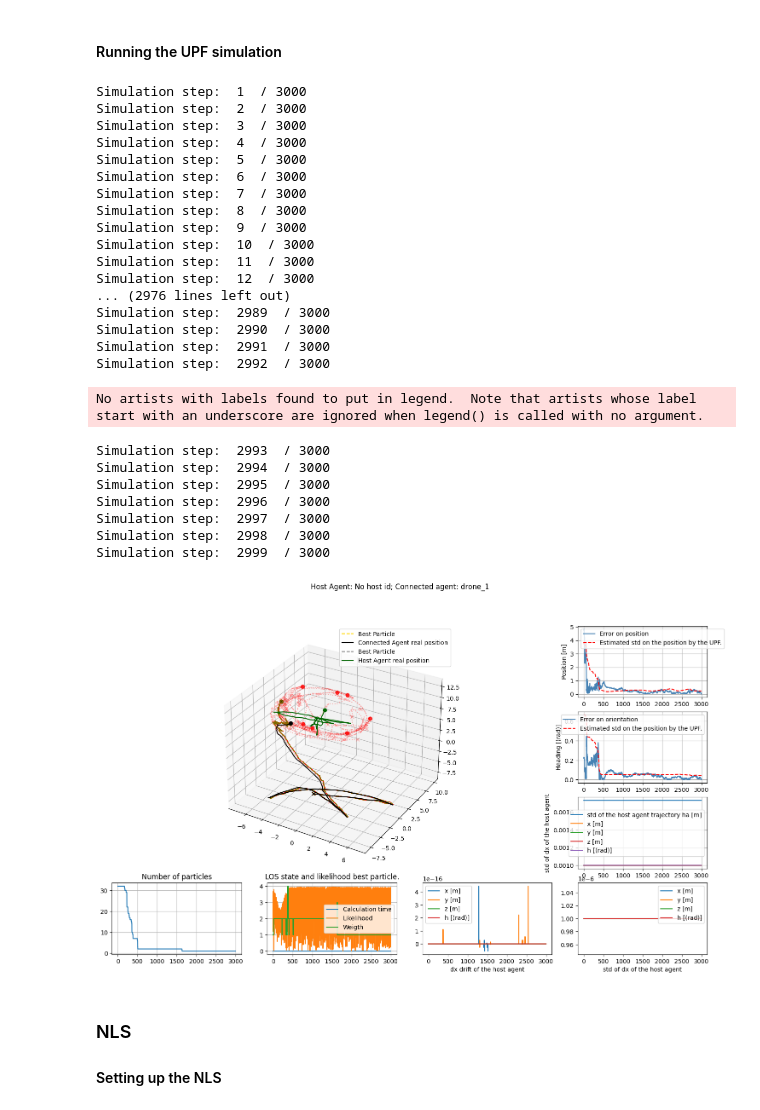
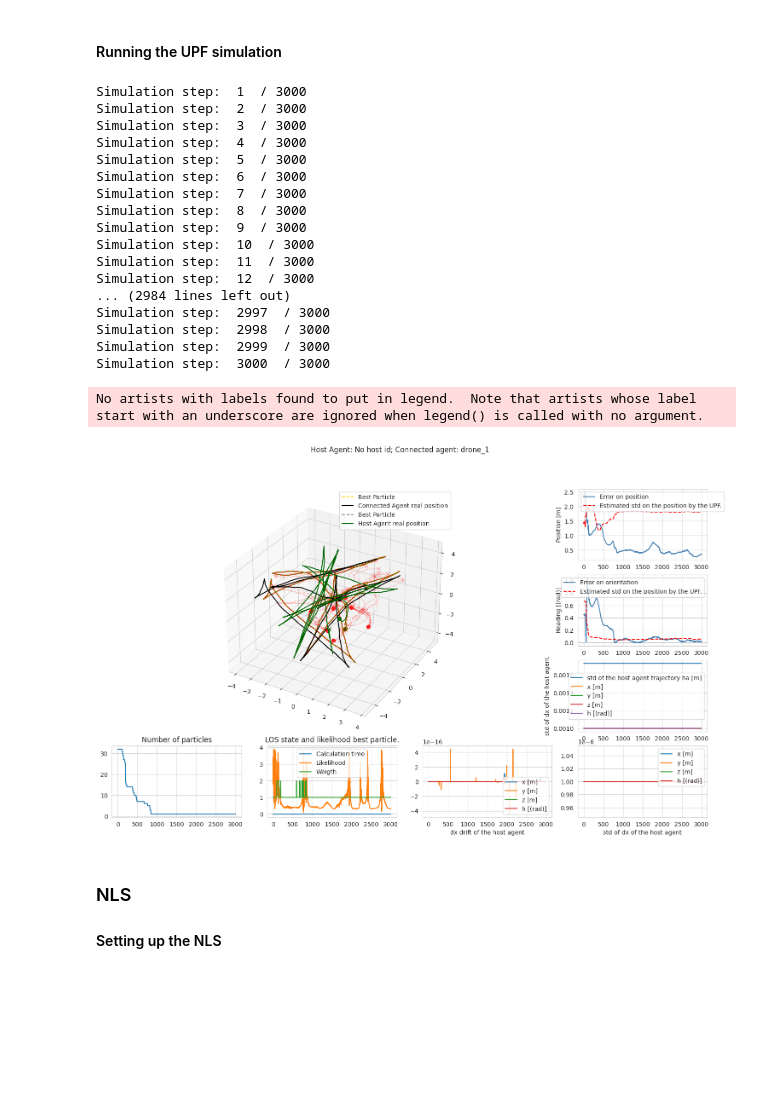
Before and after one commit to y2d2/UPF_RPE, a Jupyter notebook: quick start.ipynb, the cells around one changed output. Drawn from its saved outputs; the diff is of its cells as text; code cells hidden in the pictures; blank space fills up the shorter version.

```diff
--- a/quick start.ipynb
+++ b/quick start.ipynb
@@ -40,7 +65,6 @@ drone_1 = drone_flight(pose_drone_1, sigma_dv=sigma_v, sigma_dw=sigma_w, max_ran
 run_simulation(simulation_time_steps, drone_0, drone_1,
                        random_movements_host_random_movements_connected)
 
-
-distance = np.linalg.norm(drone_0.x_start - drone_1.x_start)
-startMeasurement = distance + np.random.randn(1) * sigma_uwb
+distances = np.linalg.norm(drone_0.x_real - drone_1.x_real, axis=1) + np.random.randn(simulation_time_steps+1) * sigma_uwb
+startMeasurement = distances[0]
 # %% [output]
@@ -84,7 +108,7 @@ import matplotlib.pyplot as plt
 dx_1 = np.zeros(4)
 q_1 = np.zeros((4, 4))
 q_0 = np.zeros((4, 4))
-for i in range(1, simulation_time_steps):
+for i in range(1, simulation_time_steps+1):
     print("Simulation step: ", i, " /", simulation_time_steps)
     d_dx_0 = np.concatenate((drone_0.dx_slam[i], np.array([drone_0.dh_slam[i]])))
     upf0.ha.predict(d_dx_0, drone_0.q)
@@ -95,56 +119,43 @@ for i in range(1, simulation_time_steps):
     dx_1 = dx_1 + f @ d_dx_1
     q_1 = q_1 + f @ drone_1.q @ f.T
     if i % factor == 0:
-        distance = np.linalg.norm(drone_1.x_real[i] - drone_0.x_real[i])
-        uwb_measurement = distance + np.random.randn(1)[0] * sigma_uwb
-        # uwb_measurement, los_state = nlos_function(int(i / self.factor), uwb_measurement)
         x_ha = drone_0.x_slam[i]
         h_ha = drone_0.h_slam[i]
         x_ha = np.concatenate([x_ha, np.array([h_ha])])
 
         upf0.ha.update(x_ha, q_0)
-        upf0.run_model(dx_1, uwb_measurement, q_ca=q_1)
-
+        upf0.run_model(dx_1, distances[i], q_ca=q_1)
         dl0.log_data(i)
-
-
 
         dx_1 = np.zeros(4)
         q_1 = np.zeros((4, 4))
         q_0 = np.zeros((4, 4))
         upf0.ha.reset_integration()
 
 #TODO: add legend
 dl0.plot_self()
 plt.pause(0.01)
 plt.close()
 # %% [output]
 Simulation step:  1  / 3000
 Simulation step:  2  / 3000
 Simulation step:  3  / 3000
 Simulation step:  4  / 3000
 Simulation step:  5  / 3000
 Simulation step:  6  / 3000
 Simulation step:  7  / 3000
 Simulation step:  8  / 3000
 Simulation step:  9  / 3000
 Simulation step:  10  / 3000
 Simulation step:  11  / 3000
 Simulation step:  12  / 3000
-... (2976 lines left out)
-Simulation step:  2989  / 3000
-Simulation step:  2990  / 3000
-Simulation step:  2991  / 3000
-Simulation step:  2992  / 3000
+... (2984 lines left out)
+Simulation step:  2997  / 3000
+Simulation step:  2998  / 3000
+Simulation step:  2999  / 3000
+Simulation step:  3000  / 3000
 No artists with labels found to put in legend.  Note that artists whose label start with an underscore are ignored when legend() is called with no argument.
-Simulation step:  2993  / 3000
-Simulation step:  2994  / 3000
-Simulation step:  2995  / 3000
-Simulation step:  2996  / 3000
-Simulation step:  2997  / 3000
-Simulation step:  2998  / 3000
-Simulation step:  2999  / 3000
-[figure, old version]
+[figure, new version]
 # %% [markdown]
 ### NLS
 #### Setting up the NLS
```
Also changed, not shown: parts of 10 cells of this notebook.
